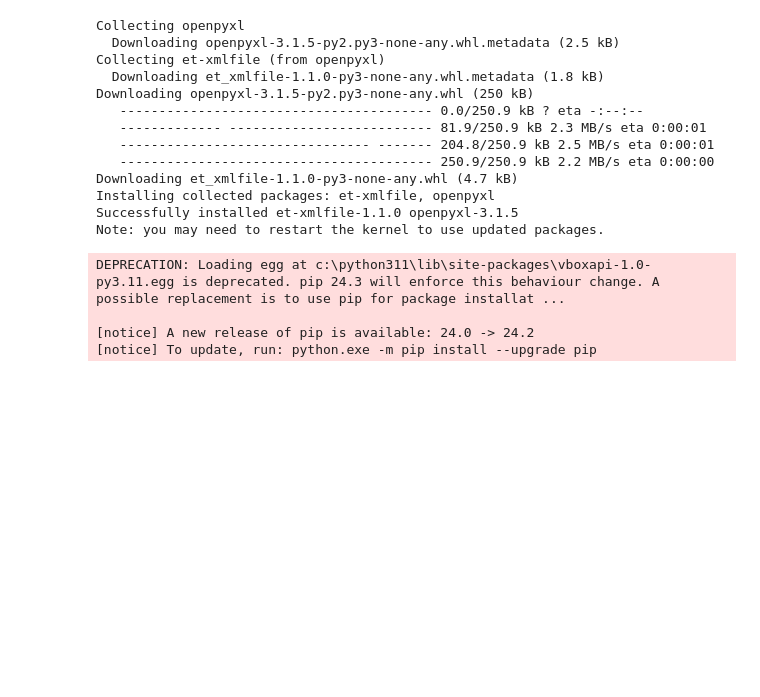
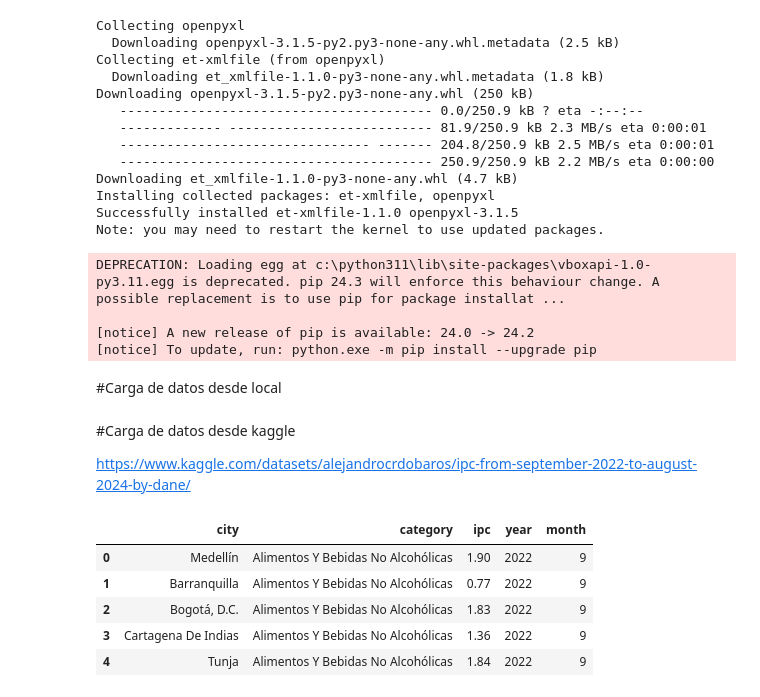
Before and after one commit to lejito/apd-analisis-ipc, a Jupyter notebook: APD_Proyecto_aula_IPC_Parte_1.ipynb, the cells around one changed output. Saved outputs shown, nothing was run; the diff lists cells and outputs as text; code cells hidden in the pictures; blank space fills up the shorter version.

```diff
--- a/APD_Proyecto_aula_IPC_Parte_1.ipynb
+++ b/APD_Proyecto_aula_IPC_Parte_1.ipynb
@@ -99,6 +99,8 @@ DEPRECATION: Loading egg at c:\python311\lib\site-packages\vboxapi-1.0-py3.11.eg
 
 [notice] A new release of pip is available: 24.0 -> 24.2
 [notice] To update, run: python.exe -m pip install --upgrade pip
+# %% [markdown]
+#Carga de datos desde local
 # %%
 import os
 import pandas as pd
@@ -123,3 +125,23 @@ for filename in os.listdir(data_folder):
 
 final_df = pd.concat(final_data, ignore_index=True)
 final_df.to_csv('ipc_from_2022-09_to_2024-08.csv', index=False)
+# %% [markdown]
+#Carga de datos desde kaggle
+
+https://www.kaggle.com/datasets/alejandrocrdobaros/ipc-from-september-2022-to-august-2024-by-dane/
+# %%
+import pandas as pd
+import kagglehub
+
+# Download latest version
+path = kagglehub.dataset_download("alejandrocrdobaros/ipc-from-september-2022-to-august-2024-by-dane",path='ipc_from_2022-09_to_2024-08.csv')
+
+df = pd.read_csv(path)
+df.head()
+# %% [output]
+|  | city | category | ipc | year | month |
+| 0 | Medellín | Alimentos Y Bebidas No Alcohólicas | 1.90 | 2022 | 9 |
+| 1 | Barranquilla | Alimentos Y Bebidas No Alcohólicas | 0.77 | 2022 | 9 |
+| 2 | Bogotá, D.C. | Alimentos Y Bebidas No Alcohólicas | 1.83 | 2022 | 9 |
+| 3 | Cartagena De Indias | Alimentos Y Bebidas No Alcohólicas | 1.36 | 2022 | 9 |
+| 4 | Tunja | Alimentos Y Bebidas No Alcohólicas | 1.84 | 2022 | 9 |
```
Also changed, not shown: parts of 11 cells of this notebook.
